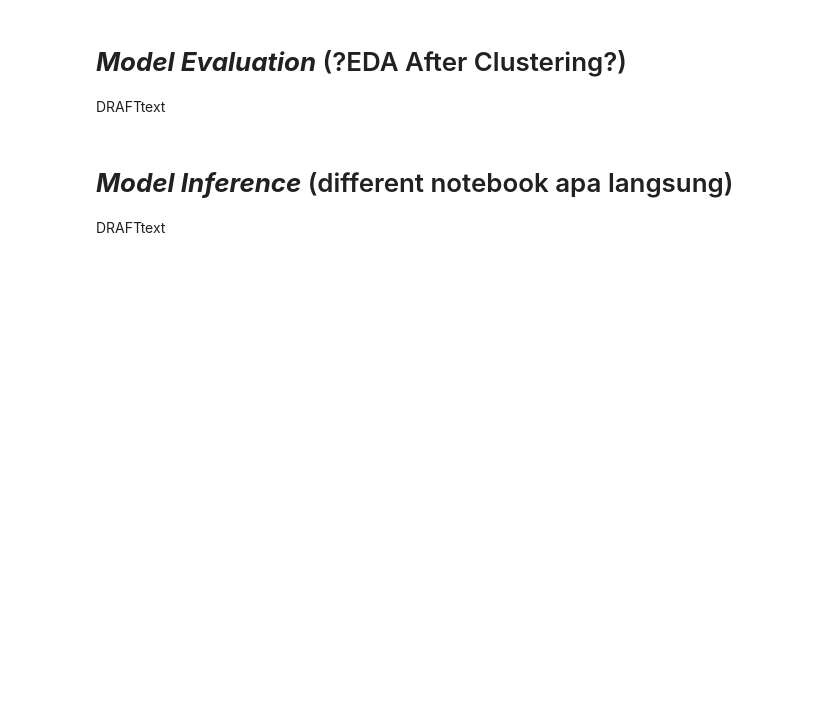
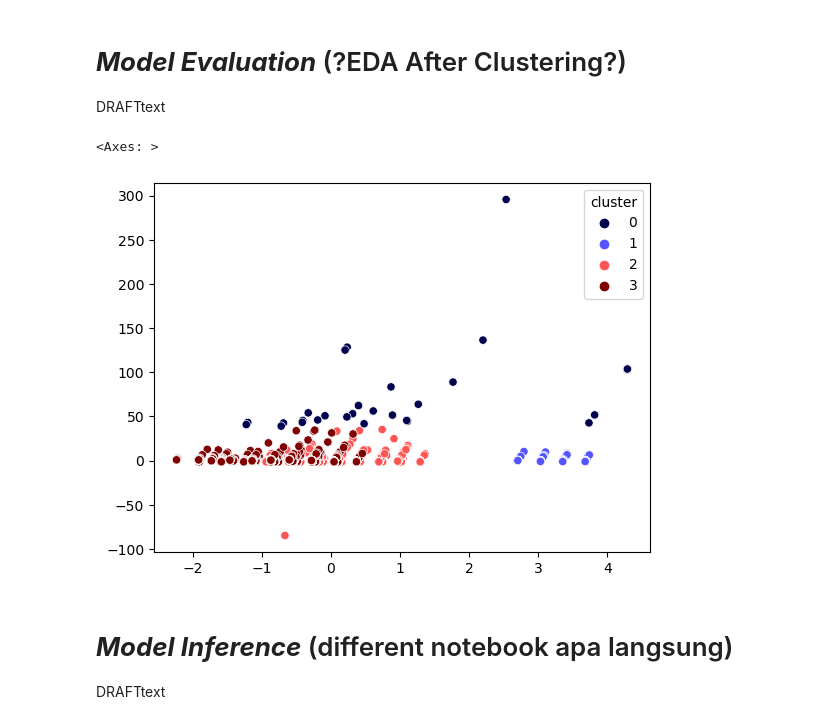
Before and after one commit to FTDS-assignment-bay/p2-final-project-3pecintaroni, a Jupyter notebook: Untitled2.ipynb, the cells around one changed output. Drawn from its saved outputs; the diff is of its cells as text; code cells hidden in the pictures; blank space fills up the shorter version.

```diff
--- a/Untitled2.ipynb
+++ b/Untitled2.ipynb
@@ -436,0 +429,4 @@ DRAFTtext
+# %%
+kp = KPrototypes(n_clusters=4, random_state=42)
+pred = kp.fit_predict(customers_df_final, categorical=index_cat_columns)
+pred
@@ -436,0 +435,5 @@ DRAFTtext
+# %%
+# Insert clustering result into original dataset
+
+df['cluster'] = pred
+df
@@ -441,3 +554,15 @@ DRAFTtext
+# %%
+# Cluster visualization in 2D
+
+pca_2d = PCA(n_components=2)
+pca_2d.fit(df_final_pca)
+
+df_final_pca_2d = pca_2d.fit_transform(df_final_pca)
+
+sns.scatterplot(x=df_final_pca_2d[:,0], y=df_final_pca_2d[:,1], hue=df['cluster'], palette='seismic')
+# %% [output]
+<Axes: >
+[figure, added]
 # %%
 # Write your code here
 # %% [markdown]
```
Also changed, not shown: parts of 10 cells of this notebook.
